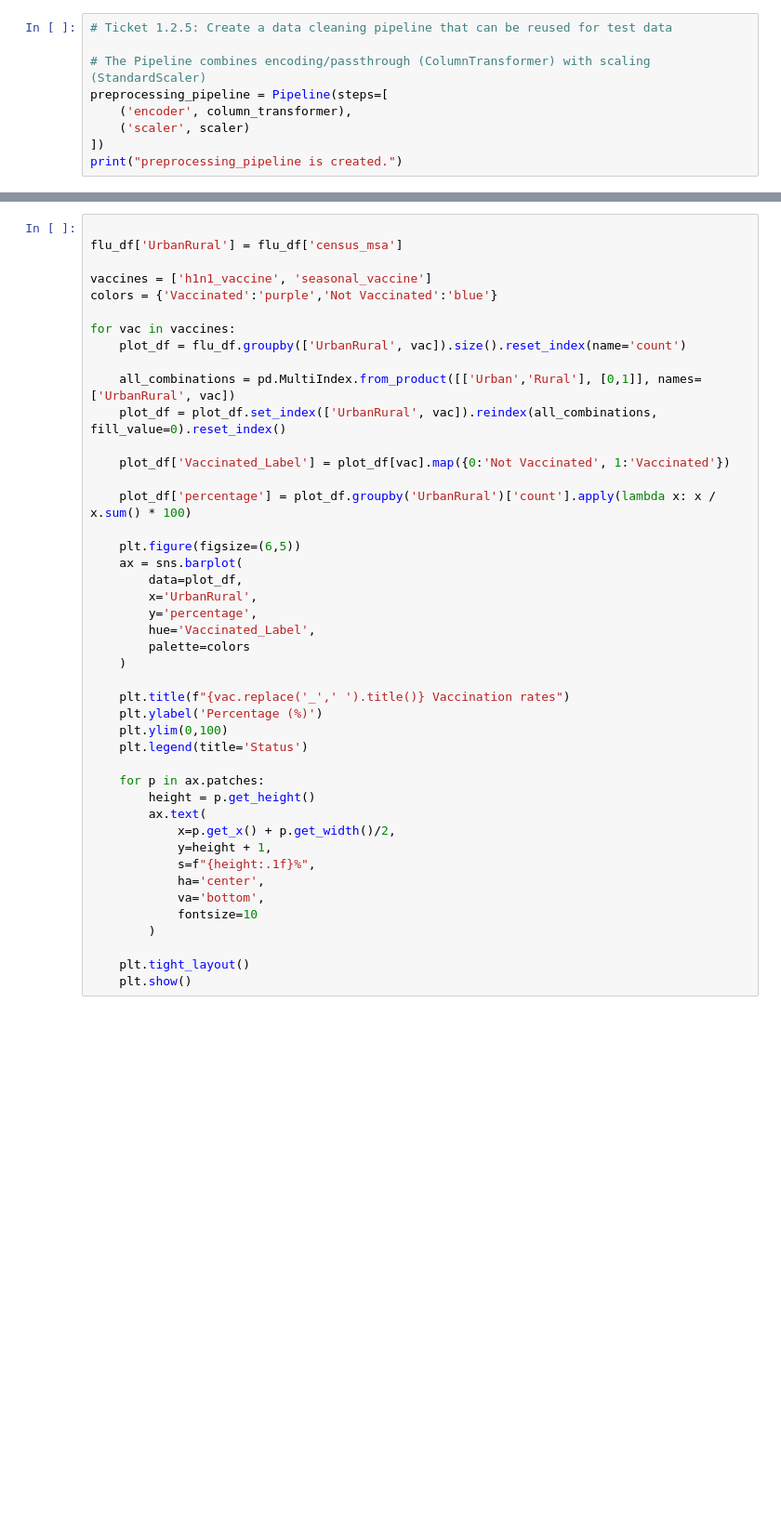
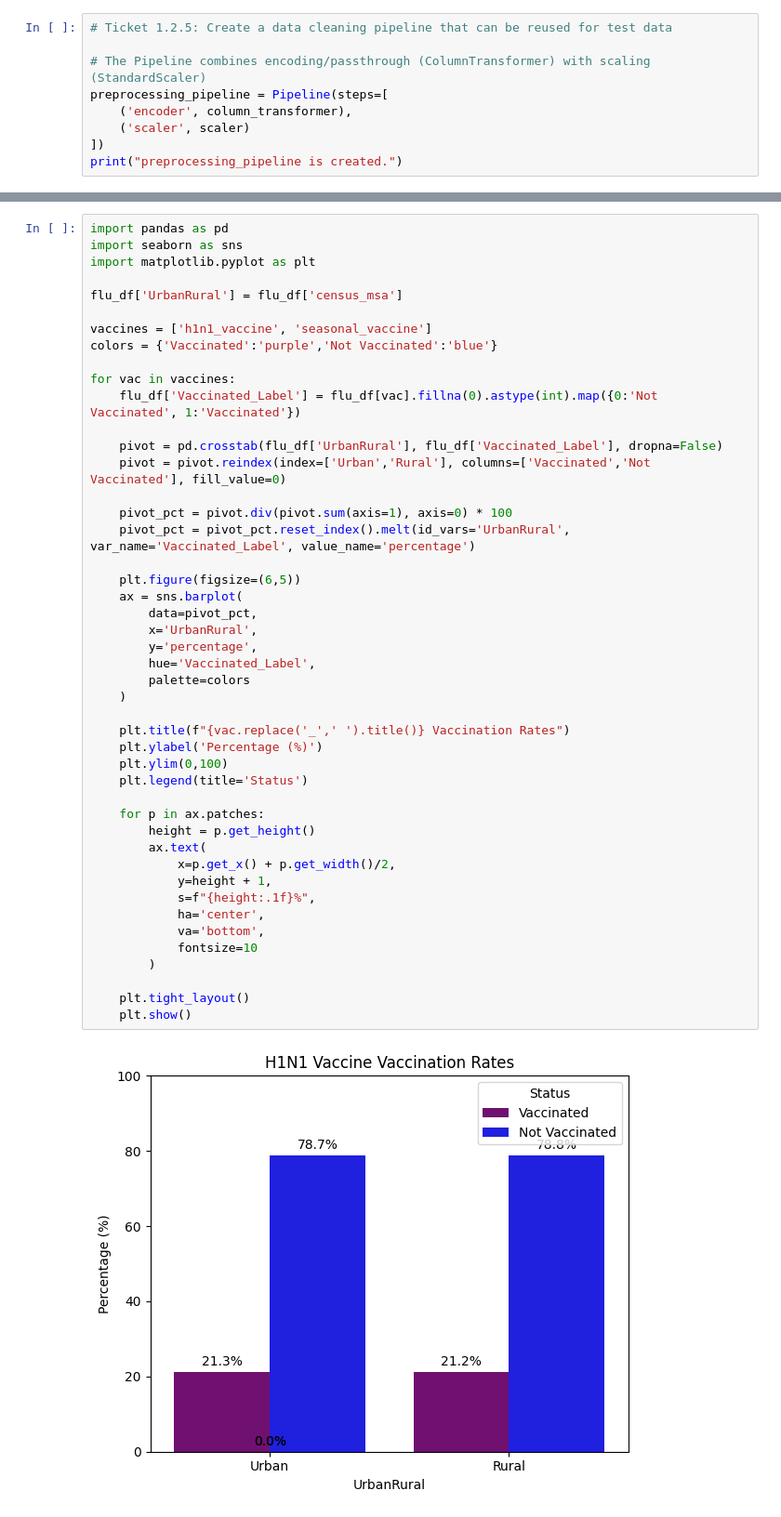
Before and after one commit to Mimikaymint/Team_Berlin, a Jupyter notebook: Flu_Shot/Data/Sprint 1/FLU_SHOT.ipynb, the cells around one changed output, grey strips where cells are left out. Shown at 93% size. Saved outputs shown, nothing was run; the diff lists cells and outputs as text; blank space fills up the shorter version.

```diff
--- a/Flu_Shot/Data/Sprint 1/FLU_SHOT.ipynb
+++ b/Flu_Shot/Data/Sprint 1/FLU_SHOT.ipynb
@@ -408,4 +519,7 @@ flu_df['census_msa'].value_counts()
 # %%
+import pandas as pd
+import seaborn as sns
+import matplotlib.pyplot as plt
 
 flu_df['UrbanRural'] = flu_df['census_msa']
 
@@ -413,39 +527,40 @@ vaccines = ['h1n1_vaccine', 'seasonal_vaccine']
 colors = {'Vaccinated':'purple','Not Vaccinated':'blue'}
 
 for vac in vaccines:
-    plot_df = flu_df.groupby(['UrbanRural', vac]).size().reset_index(name='count')
+    flu_df['Vaccinated_Label'] = flu_df[vac].fillna(0).astype(int).map({0:'Not Vaccinated', 1:'Vaccinated'})
 
-    all_combinations = pd.MultiIndex.from_product([['Urban','Rural'], [0,1]], names=['UrbanRural', vac])
-    plot_df = plot_df.set_index(['UrbanRural', vac]).reindex(all_combinations, fill_value=0).reset_index()
+    pivot = pd.crosstab(flu_df['UrbanRural'], flu_df['Vaccinated_Label'], dropna=False)
+    pivot = pivot.reindex(index=['Urban','Rural'], columns=['Vaccinated','Not Vaccinated'], fill_value=0)
 
-    plot_df['Vaccinated_Label'] = plot_df[vac].map({0:'Not Vaccinated', 1:'Vaccinated'})
-
-    plot_df['percentage'] = plot_df.groupby('UrbanRural')['count'].apply(lambda x: x / x.sum() * 100)
+    pivot_pct = pivot.div(pivot.sum(axis=1), axis=0) * 100
+    pivot_pct = pivot_pct.reset_index().melt(id_vars='UrbanRural', var_name='Vaccinated_Label', value_name='percentage')
 
     plt.figure(figsize=(6,5))
     ax = sns.barplot(
-        data=plot_df,
+        data=pivot_pct,
         x='UrbanRural',
         y='percentage',
         hue='Vaccinated_Label',
         palette=colors
     )
 
-    plt.title(f"{vac.replace('_',' ').title()} Vaccination rates")
+    plt.title(f"{vac.replace('_',' ').title()} Vaccination Rates")
     plt.ylabel('Percentage (%)')
     plt.ylim(0,100)
     plt.legend(title='Status')
 
     for p in ax.patches:
         height = p.get_height()
         ax.text(
             x=p.get_x() + p.get_width()/2,
             y=height + 1,
             s=f"{height:.1f}%",
             ha='center',
             va='bottom',
             fontsize=10
         )
 
     plt.tight_layout()
     plt.show()
+# %% [output]
+[figure, added]
```
Also changed, not shown: parts of 18 cells of this notebook.
